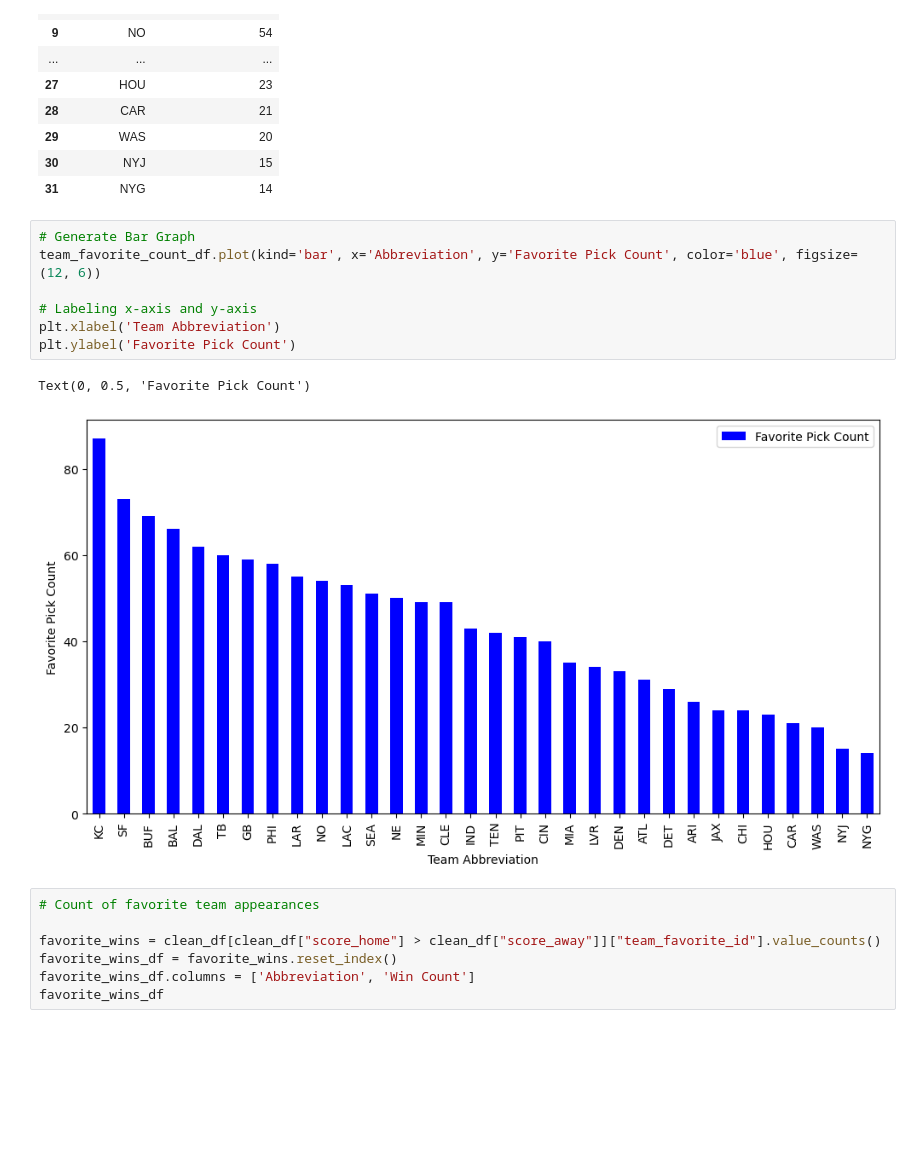
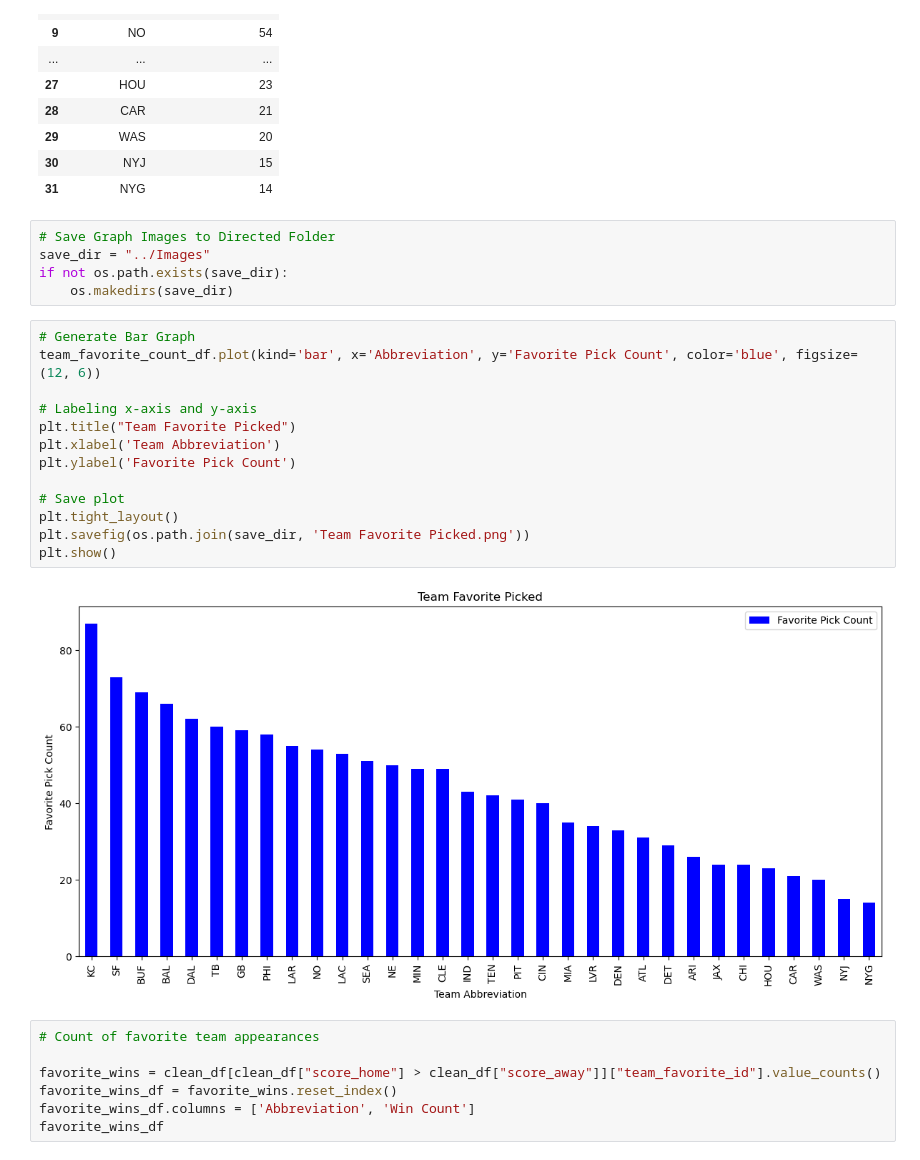
Before and after one commit to tarsian/Group_1-Project_1, a Jupyter notebook: NFL Betting/NFL_betting(Kwangho).ipynb, the cells around one changed output. Drawn from its saved outputs; the diff is of its cells as text; blank space fills up the shorter version.

Commit message:
Images added

```diff
--- a/NFL Betting/NFL_betting(Kwangho).ipynb
+++ b/NFL Betting/NFL_betting(Kwangho).ipynb
@@ -80,16 +78,26 @@ team_favorite_count_df
 | 29 | WAS | 20 |
 | 30 | NYJ | 15 |
 | 31 | NYG | 14 |
+# %%
+# Save Graph Images to Directed Folder
+save_dir = "../Images"
+if not os.path.exists(save_dir):
+    os.makedirs(save_dir)
 # %%
 # Generate Bar Graph
 team_favorite_count_df.plot(kind='bar', x='Abbreviation', y='Favorite Pick Count', color='blue', figsize=(12, 6))
 
 # Labeling x-axis and y-axis
+plt.title("Team Favorite Picked")
 plt.xlabel('Team Abbreviation')
 plt.ylabel('Favorite Pick Count')
+
+# Save plot
+plt.tight_layout()
+plt.savefig(os.path.join(save_dir, 'Team Favorite Picked.png'))
+plt.show()
 # %% [output]
-Text(0, 0.5, 'Favorite Pick Count')
-[figure, old version]
+[figure, new version]
 # %%
 # Count of favorite team appearances
 
```
Also changed, not shown: parts of 7 cells of this notebook, 6 other files.
